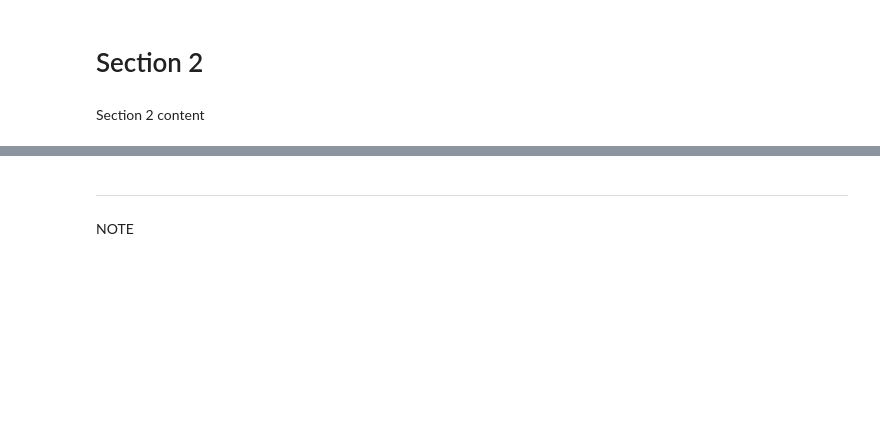
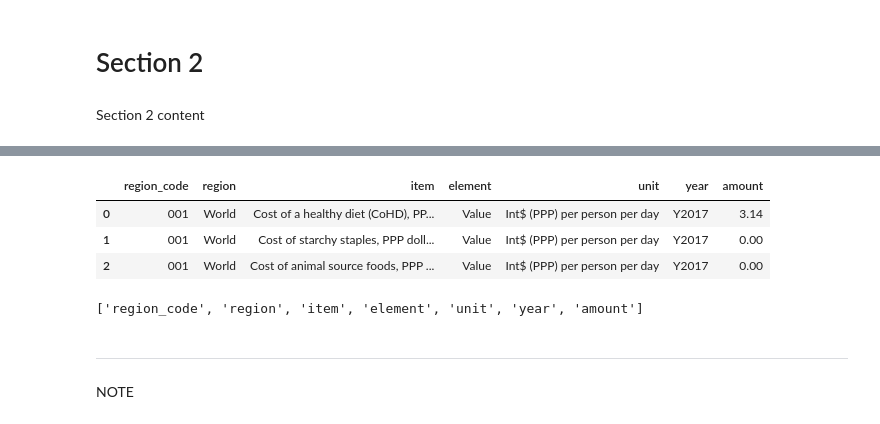
Before and after one commit to muhtar1muhtar/cost-affordability-healthy-diet-analysis, a Jupyter notebook: jupyter_notebooks/ETL.ipynb, the cells around one changed output, grey strips where cells are left out. Cells and saved outputs as stored; diff of their text form; code cells hidden in the pictures; blank space fills up the shorter version.

```diff
--- a/jupyter_notebooks/ETL.ipynb
+++ b/jupyter_notebooks/ETL.ipynb
@@ -54,3 +195,21 @@ Section 2 content
+# %%
+# Convert to numeric and fill NaN with 0
+year_cols = [col for col in df_clean.columns if col.startswith('Y')]
+df_clean[year_cols] = df_clean[year_cols].apply(pd.to_numeric, errors="coerce").fillna(0)
+# %%
+# Convert to long format
+df_clean = df_clean.melt(id_vars=['region_code', 'region', 'item', 'element', 'unit'],
+                         var_name='year', value_name='amount')
+df_clean.head(3)
+# %% [output]
+|  | region_code | region | item | element | unit | year | amount |
+| 0 | 001 | World | Cost of a healthy diet (CoHD), PP... | Value | Int$ (PPP) per person per day | Y2017 | 3.14 |
+| 1 | 001 | World | Cost of starchy staples, PPP doll... | Value | Int$ (PPP) per person per day | Y2017 | 0.00 |
+| 2 | 001 | World | Cost of animal source foods, PPP ... | Value | Int$ (PPP) per person per day | Y2017 | 0.00 |
+# %%
+print(df_clean.columns.tolist())
+# %% [output]
+['region_code', 'region', 'item', 'element', 'unit', 'year', 'amount']
 # %% [markdown]
 ---
 # %% [markdown]
```
Also changed, not shown: parts of 14 cells of this notebook, 2 other files.
